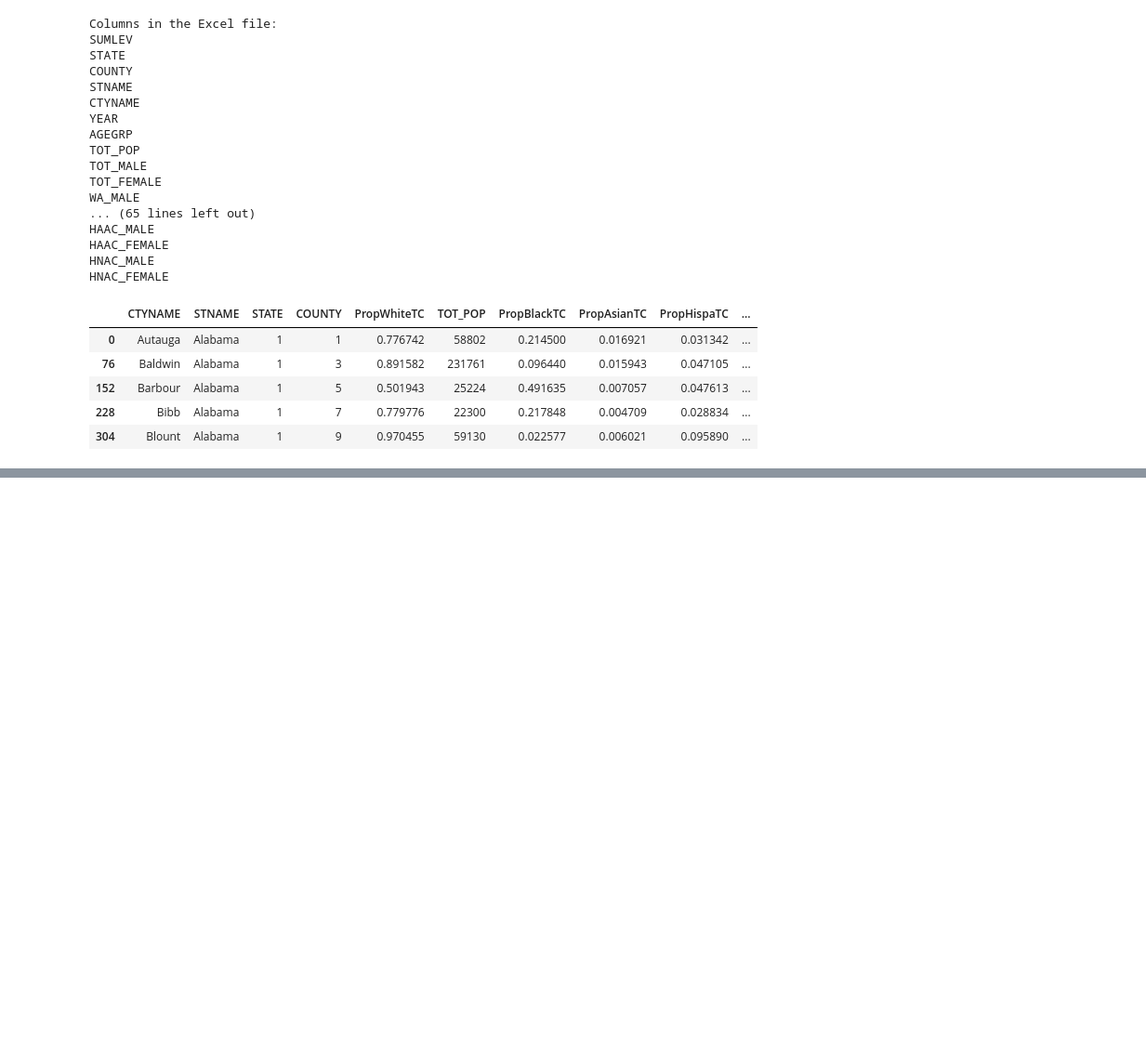
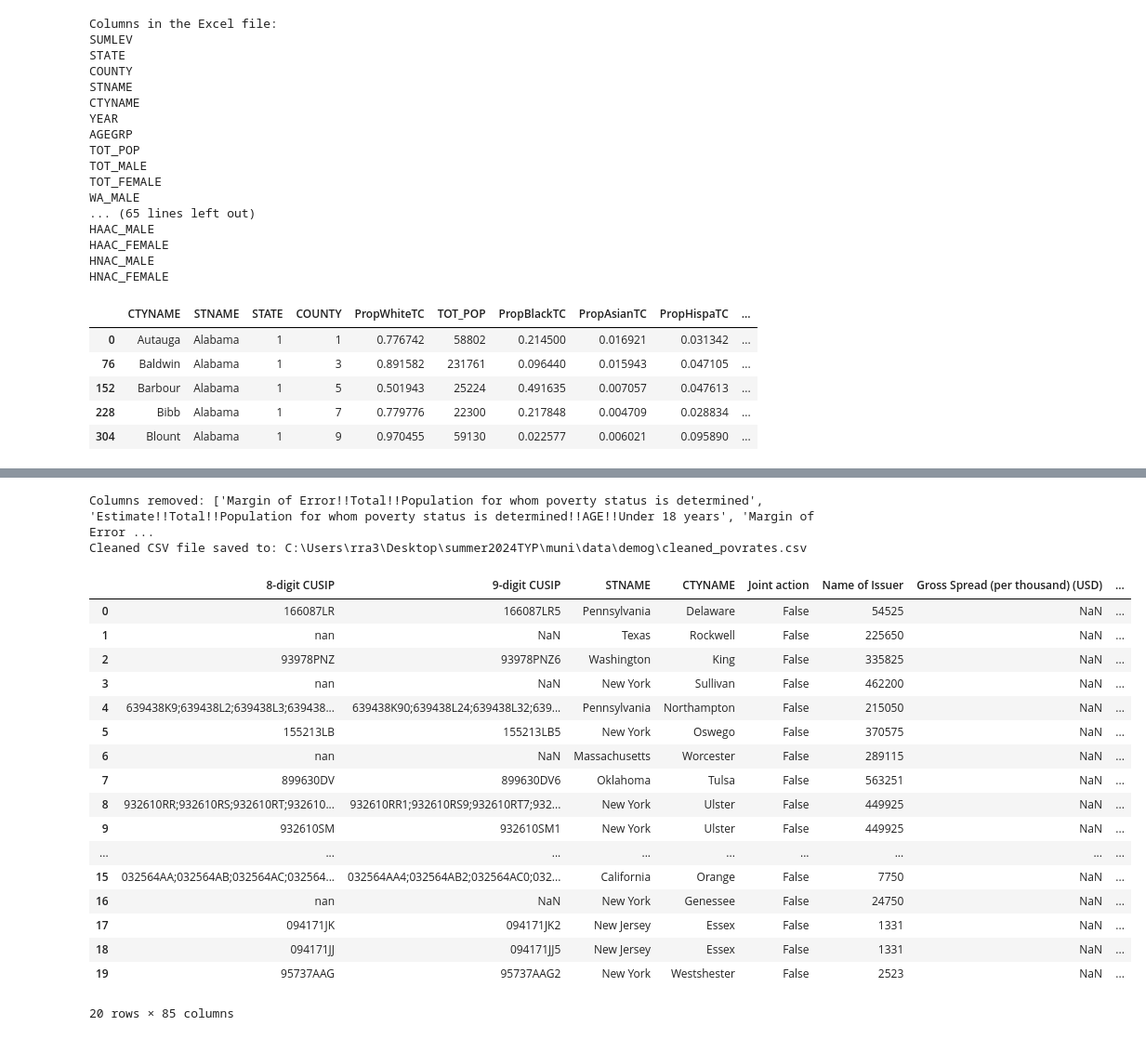
Before and after one commit to 2xra/summer2024TYP, a Jupyter notebook: muni/code/main.ipynb, the cells around one changed output, grey strips where cells are left out. Shown at 93% size. Cells and saved outputs as stored; diff of their text form; code cells hidden in the pictures; blank space fills up the shorter version.

```diff
--- a/muni/code/main.ipynb
+++ b/muni/code/main.ipynb
@@ -180,3 +180,9 @@ Moody_High
 Moody_Number
 # %%
 merged_df = pd.merge(muni, demog, on=['STNAME', 'CTYNAME'], how='left')
+# %%
+merged_df.head()
+print(merged_df.dtypes)
+typechangedf = merged_df.copy()
+typechangedf['8-digit CUSIP'] = typechangedf['8-digit CUSIP'].astype(str)
+#typechangedf=merged_df.astype(str)
@@ -202,0 +205,6 @@ alphanumerics and underscores, no Stata reserved words)
+# %%
+race_and_tax =  pd.read_csv(r"C:\Users\rra3\Desktop\summer2024TYP\muni\data\race_and_Taxes\race_and_tax.csv")
+# %%
+
+race_and_tax.rename(columns={'state': 'STNAME'}, inplace=True)
+print(race_and_tax.head())
@@ -202,0 +225,2 @@ alphanumerics and underscores, no Stata reserved words)
+# %%
+merged_df = pd.merge(typechangedf, race_and_tax, on=['STNAME'], how='left')
@@ -202,0 +284,66 @@ alphanumerics and underscores, no Stata reserved words)
+# %%
+# Read the CSV file
+file_path = r'C:\Users\rra3\Desktop\summer2024TYP\muni\data\demog\poverty rates.csv'
+df = pd.read_csv(file_path)
+
+# Remove columns that include "Margin of Error" in their header
+columns_to_remove = [col for col in df.columns if 'Margin of Error' in col or 'RACE' in col or 'Female' in col or 'Male' in col or 'MEDIAN' in col or 'years' in col or "UNRELATED" in col]
+povdf_cleaned = df.drop(columns=columns_to_remove)
+
+columns_with_only_X = [col for col in povdf_cleaned.columns if (povdf_cleaned[col] == '(X)').all()]
+povdf_cleaned = povdf_cleaned.drop(columns=columns_with_only_X)
+
+# Save the cleaned dataframe to a new CSV file
+output_path = r'C:\Users\rra3\Desktop\summer2024TYP\muni\data\demog\cleaned_povrates.csv'
+
+# Mapping of original column names to new human-readable names
+new_column_names = {
+    'Geography': 'Geography',
+    'Geographic Area Name': 'Geographic Area Name',
+    'Estimate!!Total!!Population for whom poverty status is determined': 'Total Population',
+    'Estimate!!Total!!Population for whom poverty status is determined!!ALL INDIVIDUALS WITH INCOME BELOW THE FOLLOWING POVERTY RATIOS!!50 percent of poverty level': 'Below 50% Poverty Level',
+    'Estimate!!Total!!Population for whom poverty status is determined!!ALL INDIVIDUALS WITH INCOME BELOW THE FOLLOWING POVERTY RATIOS!!125 percent of poverty level': 'Below 125% Poverty Level',
+    'Estimate!!Total!!Population for whom poverty status is determined!!ALL INDIVIDUALS WITH INCOME BELOW THE FOLLOWING POVERTY RATIOS!!150 percent of poverty level': 'Below 150% Poverty Level',
+    'Estimate!!Total!!Population for whom poverty status is determined!!ALL INDIVIDUALS WITH INCOME BELOW THE FOLLOWING POVERTY RATIOS!!185 percent of poverty level': 'Below 185% Poverty Level',
+    'Estimate!!Total!!Population for whom poverty status is determined!!ALL INDIVIDUALS WITH INCOME BELOW THE FOLLOWING POVERTY RATIOS!!200 percent of poverty level': 'Below 200% Poverty Level',
+    'Estimate!!Total!!Population for whom poverty status is determined!!ALL INDIVIDUALS WITH INCOME BELOW THE FOLLOWING POVERTY RATIOS!!300 percent of poverty level': 'Below 300% Poverty Level',
+    'Estimate!!Total!!Population for whom poverty status is determined!!ALL INDIVIDUALS WITH INCOME BELOW THE FOLLOWING POVERTY RATIOS!!400 percent of poverty level': 'Below 400% Poverty Level',
+    'Estimate!!Total!!Population for whom poverty status is determined!!ALL INDIVIDUALS WITH INCOME BELOW THE FOLLOWING POVERTY RATIOS!!500 percent of poverty level': 'Below 500% Poverty Level',
+    'Estimate!!Below poverty level!!Population for whom poverty status is determined': 'Below Poverty Level Population',
+    'Estimate!!Percent below poverty level!!Population for whom poverty status is determined': 'Percent Below Poverty Level Population'
+}
+
+# Rename the columns
+povdf_cleaned.rename(columns=new_column_names, inplace=True)
+
+povdf_cleaned[['CTYNAME', 'STNAME']] = df['Geographic Area Name'].str.split(' County, ', expand=True)
+
+# Drop the original 'Geographic Area Name' column if needed
+povdf_cleaned = povdf_cleaned.drop(columns=['Geographic Area Name'])
+povdf_cleaned.to_csv(output_path, index=False)
+print(f"Columns removed: {columns_to_remove}")
+print(f"Cleaned CSV file saved to: {output_path}")
+# %% [output]
+Columns removed: ['Margin of Error!!Total!!Population for whom poverty status is determined', 'Estimate!!Total!!Population for whom poverty status is determined!!AGE!!Under 18 years', 'Margin of Error ...
+Cleaned CSV file saved to: C:\Users\rra3\Desktop\summer2024TYP\muni\data\demog\cleaned_povrates.csv
+# %%
+merged_df.head(20)
+# %% [output]
+|  | 8-digit CUSIP | 9-digit CUSIP | STNAME | CTYNAME | Joint action | Name of Issuer | Gross Spread (per thousand) (USD) | ... |
+| 0 | 166087LR | 166087LR5 | Pennsylvania | Delaware | False | 54525 | NaN | ... |
+| 1 | nan | NaN | Texas | Rockwell | False | 225650 | NaN | ... |
+| 2 | 93978PNZ | 93978PNZ6 | Washington | King | False | 335825 | NaN | ... |
+| 3 | nan | NaN | New York | Sullivan | False | 462200 | NaN | ... |
+| 4 | 639438K9;639438L2;639438L3;639438... | 639438K90;639438L24;639438L32;639... | Pennsylvania | Northampton | False | 215050 | NaN | ... |
+| 5 | 155213LB | 155213LB5 | New York | Oswego | False | 370575 | NaN | ... |
+| 6 | nan | NaN | Massachusetts | Worcester | False | 289115 | NaN | ... |
+| 7 | 899630DV | 899630DV6 | Oklahoma | Tulsa | False | 563251 | NaN | ... |
+| 8 | 932610RR;932610RS;932610RT;932610... | 932610RR1;932610RS9;932610RT7;932... | New York | Ulster | False | 449925 | NaN | ... |
+| 9 | 932610SM | 932610SM1 | New York | Ulster | False | 449925 | NaN | ... |
+| ... | ... | ... | ... | ... | ... | ... | ... | ... |
+| 15 | 032564AA;032564AB;032564AC;032564... | 032564AA4;032564AB2;032564AC0;032... | California | Orange | False | 7750 | NaN | ... |
+| 16 | nan | NaN | New York | Genessee | False | 24750 | NaN | ... |
+| 17 | 094171JK | 094171JK2 | New Jersey | Essex | False | 1331 | NaN | ... |
+| 18 | 094171JJ | 094171JJ5 | New Jersey | Essex | False | 1331 | NaN | ... |
+| 19 | 95737AAG | 95737AAG2 | New York | Westshester | False | 2523 | NaN | ... |
+20 rows × 85 columns
```
Also changed, not shown: parts of 10 cells of this notebook, 13 other files.
